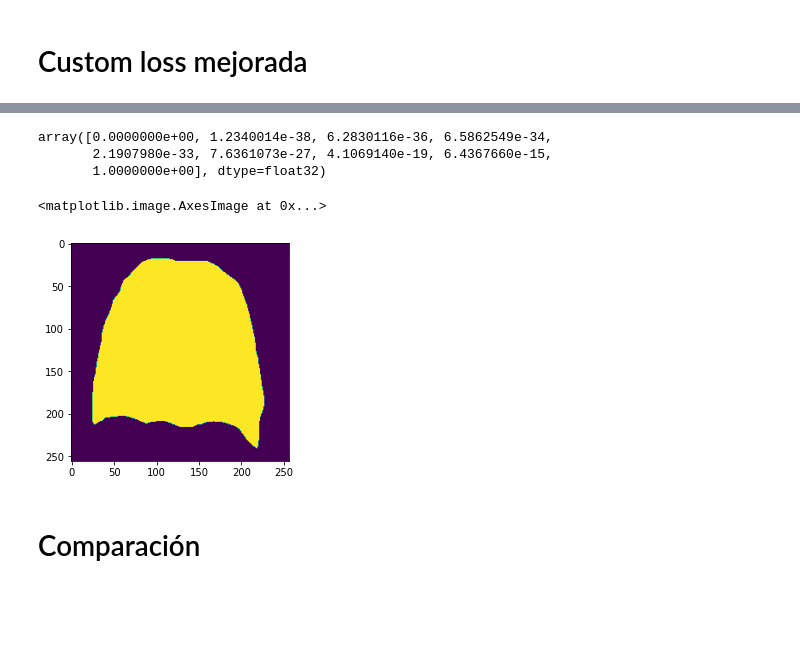
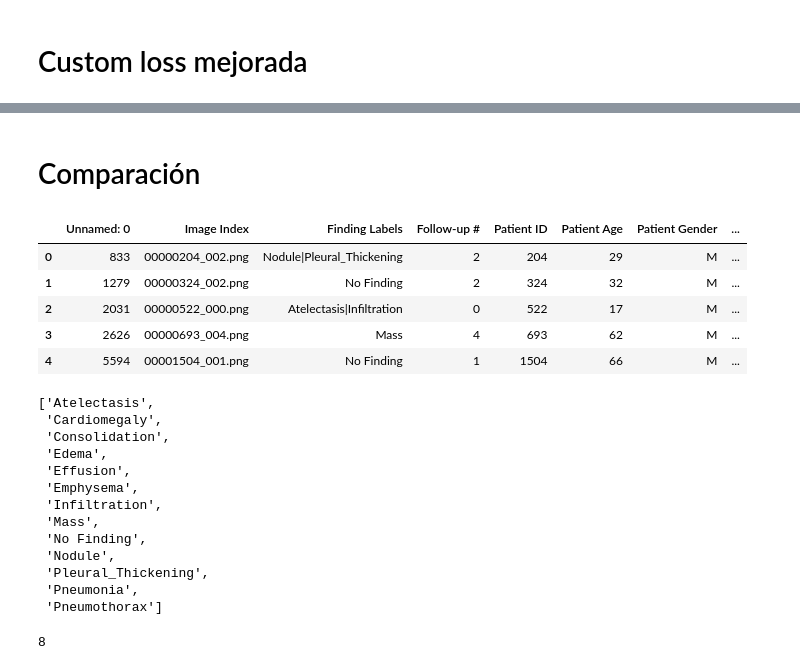
Before and after one commit to maryskal/SITK, a Jupyter notebook: neural_networks/probar_modelos.ipynb, the cells around one changed output, grey strips where cells are left out. Drawn from its saved outputs; the diff is of its cells as text; code cells hidden in the pictures; blank space fills up the shorter version.

```diff
--- a/neural_networks/probar_modelos.ipynb
+++ b/neural_networks/probar_modelos.ipynb
@@ -231,15 +227,2 @@ _=plt.hist(mask.flatten(), 10)
-# %%
-np.unique(mask)
-# %% [output]
-array([0.0000000e+00, 1.2340014e-38, 6.2830116e-36, 6.5862549e-34,
-       2.1907980e-33, 7.6361073e-27, 4.1069140e-19, 6.4367660e-15,
-       1.0000000e+00], dtype=float32)
-# %%
-r = np.random.randint(0, images.shape[0])
-img = masks[r,...]
-plt.imshow(img)
-# %% [output]
-<matplotlib.image.AxesImage at 0x...>
-[figure, removed]
 # %% [markdown]
 # Comparación
@@ -245,0 +232,30 @@ plt.imshow(img)
+# %%
+df = pd.read_csv('/home/mr1142/Documents/Data/segmentation/splited/validation/validation_data.csv')
+# %%
+df.head()
+# %% [output]
+|  | Unnamed: 0 | Image Index | Finding Labels | Follow-up # | Patient ID | Patient Age | Patient Gender | ... |
+| 0 | 833 | 00000204_002.png | Nodule|Pleural_Thickening | 2 | 204 | 29 | M | ... |
+| 1 | 1279 | 00000324_002.png | No Finding | 2 | 324 | 32 | M | ... |
+| 2 | 2031 | 00000522_000.png | Atelectasis|Infiltration | 0 | 522 | 17 | M | ... |
+| 3 | 2626 | 00000693_004.png | Mass | 4 | 693 | 62 | M | ... |
+| 4 | 5594 | 00001504_001.png | No Finding | 1 | 1504 | 66 | M | ... |
+# %%
+labels = [re.split('[|]', df['Finding Labels'][i]) for i in df.index]
+labels = [x for xs in labels for x in xs]
+labels = list(np.unique(labels))
+labels
+# %% [output]
+['Atelectasis',
+ 'Cardiomegaly',
+ 'Consolidation',
+ 'Edema',
+ 'Effusion',
+ 'Emphysema',
+ 'Infiltration',
+ 'Mass',
+ 'No Finding',
+ 'Nodule',
+ 'Pleural_Thickening',
+ 'Pneumonia',
+ 'Pneumothorax']
@@ -245,0 +266,4 @@ plt.imshow(img)
+# %%
+len(index)
+# %% [output]
+8
```
Also changed, not shown: parts of 11 cells of this notebook, 3 other files.
